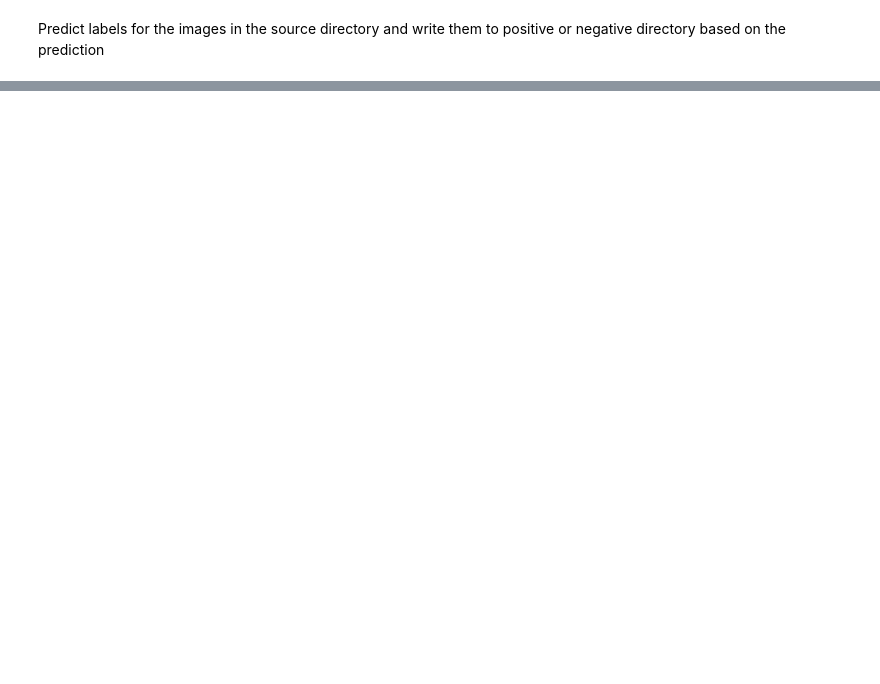
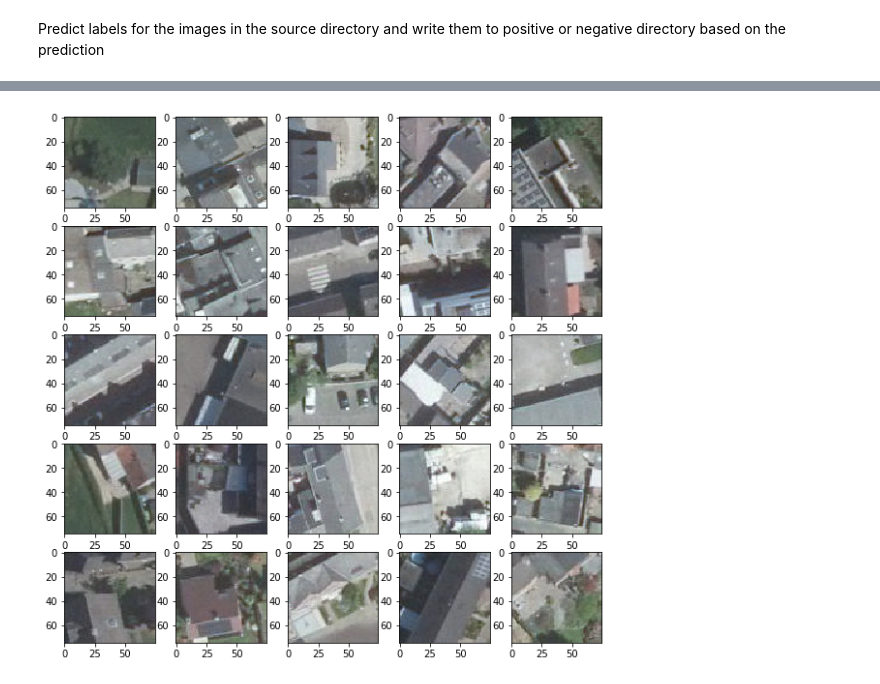
Before and after one commit to thinkpractice/DeepSolaris, a Jupyter notebook: VGG16 Training & Preprocessing.ipynb, the cells around one changed output, grey strips where cells are left out. Cells and saved outputs as stored; diff of their text form; code cells hidden in the pictures; blank space fills up the shorter version.

Commit message:
Scaled Heerlen images this seems to improve predictions

```diff
--- a/VGG16 Training & Preprocessing.ipynb
+++ b/VGG16 Training & Preprocessing.ipynb
@@ -287,3 +331,18 @@ negatives_dir = os.path.join(preprocessed_dir, "Negatives")
 
 create_dir(positives_dir)
 create_dir(negatives_dir)
+# %%
+img = load_img(image_files[0])
+img_array = img_to_array(img).astype(np.uint8)
+image_rescaled = rescale(img_array, 0.25 / 0.2, anti_aliasing=False)
+image_rescaled.shape
+
+height, width, _ = image_rescaled.shape
+mY = height // 2
+mX = width // 2
+x1 = mX - 37
+x2 = mX + 38
+y1 = mY - 37
+y2 = mY + 38
+
+image_rescaled.shape, mX, mY, x1, x2, y1, y2, image_rescaled.min(), image_rescaled.max()
@@ -290,11 +355,20 @@ create_dir(negatives_dir)
 # %%
 from keras.preprocessing.image import load_img, img_to_array
 from keras.applications.vgg16 import preprocess_input
+from skimage.transform import rescale
 
 def prepare_image(filename):
     img = load_img(filename)
-    img_array = img_to_array(img)
-    return img_array[:,:, ::-1]
+    img_array = img_to_array(img).astype(np.uint8)
+    image_rescaled = rescale(img_array, 0.25 / 0.2, anti_aliasing=False)
+    height, width, _ = image_rescaled.shape
+    mY = height // 2
+    mX = width // 2
+    x1 = mX - 37
+    x2 = mX + 38
+    y1 = mY - 37
+    y2 = mY + 38
+    return image_rescaled[y1:y2,x1:x2, ::-1]
 
 def image_generator(image_files, batch_size):
     batch = []
@@ -312,0 +392,6 @@ heerlen_image_generator = image_generator(image_files, batch_size)
+# %%
+img = load_img(image_files[0])
+
+i = prepare_image(image_files[0])
+img.size, i.shape
+#plt.imshow(i)
@@ -321,6 +413,8 @@ predictions.shape
 # %%
 from shutil import copyfile
 
+positive_predictions = []
+negative_predictions = []
 for i, file_path in enumerate(image_files):
     filename = os.path.basename(file_path)
     if i >= predictions.shape[0]:
@@ -329,8 +423,10 @@ for i, file_path in enumerate(image_files):
     prediction = predictions[i]
     if prediction > cut_off:
         output_path = os.path.join(positives_dir, filename)
+        positive_predictions.append(prediction)
     else:
         output_path = os.path.join(negatives_dir, filename)
+        negative_predictions.append(prediction)
     copyfile(file_path, output_path)
 # %%
 len(os.listdir(positives_dir)), len(os.listdir(negatives_dir))
@@ -337,11 +435,13 @@ len(os.listdir(positives_dir)), len(os.listdir(negatives_dir))
 # %%
-positive_images = [load_img(os.path.join(positives_dir, image)) for i, image in enumerate(os.listdir(positives_dir)) if i < 25]
+positive_images = [load_img(os.path.join(positives_dir, image)) for i, image in enumerate(os.listdir(positives_dir))]
 
 _, ax = plt.subplots(5,5, figsize=(10,10))
 
-j = 0
+j = 25
 for r in range(5):
     for c in range(5):
         ax[r,c].imshow(positive_images[j])
         j += 1
+# %% [output]
+[figure, added]
 # %%
```
Also changed, not shown: parts of 23 cells of this notebook, 1 other file.
